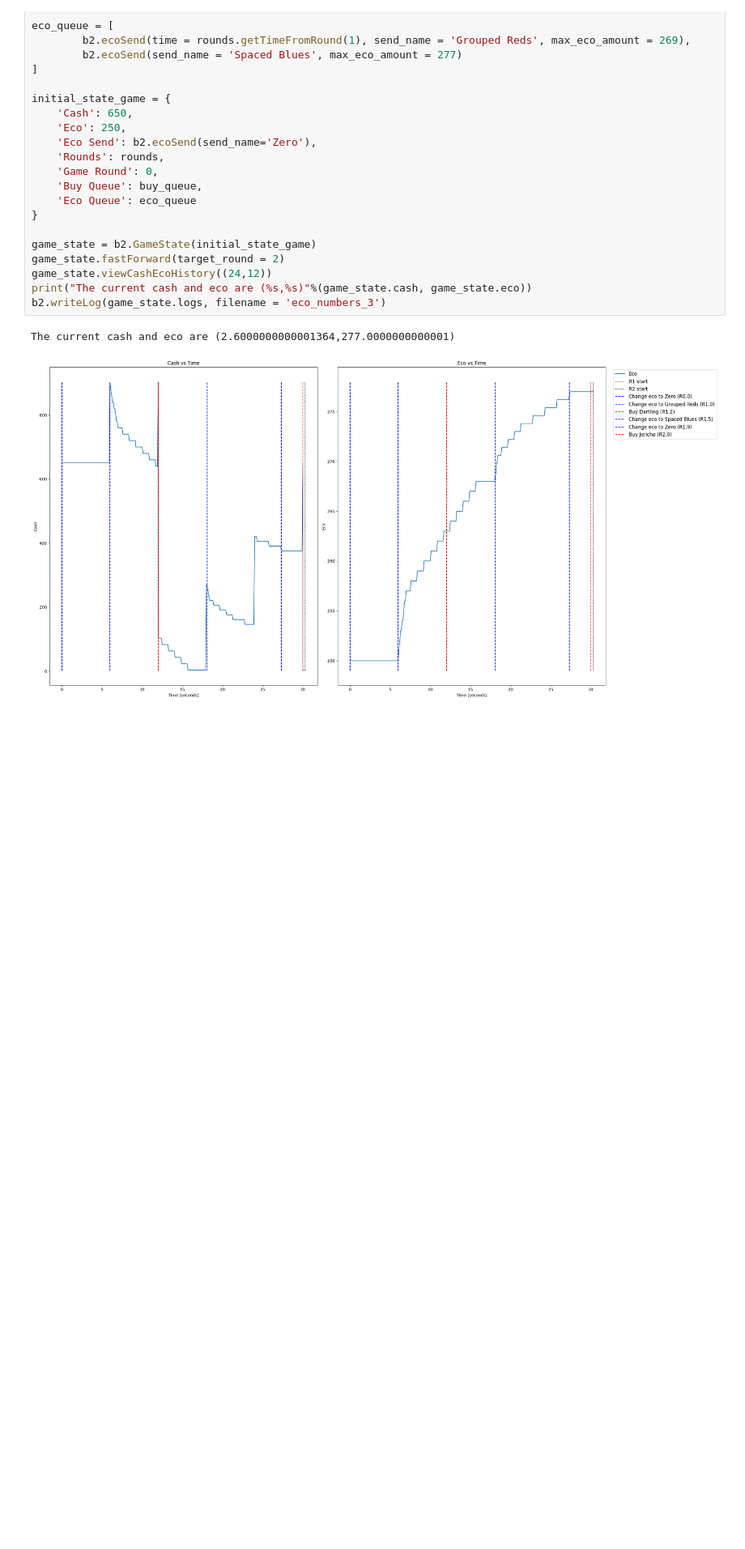
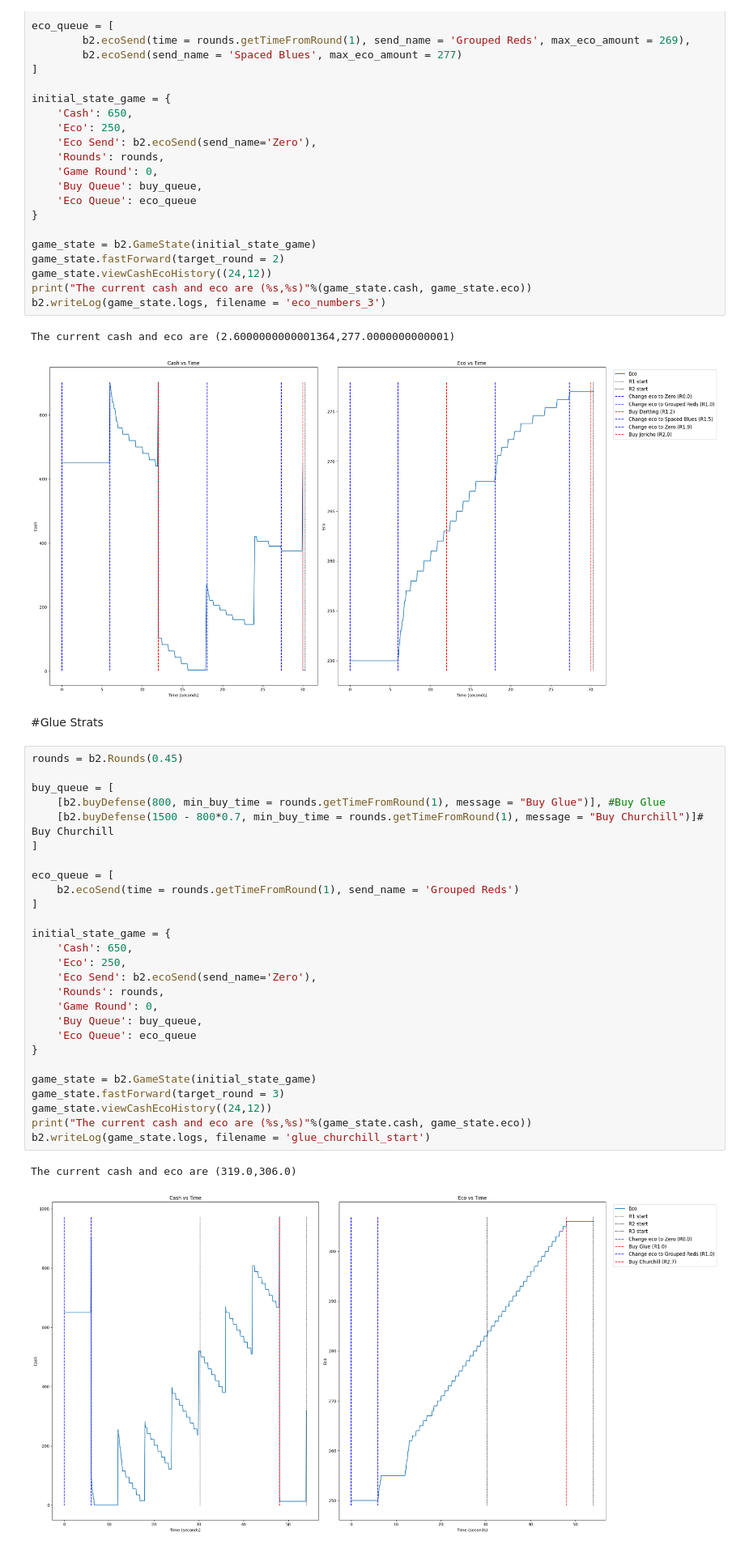
Before and after one commit to redlaserbmBTD/BTDB2_SIMULATOR, a Jupyter notebook: examples/3_eco_numbers.ipynb, the cells around one changed output. Shown at 81% size. Saved outputs shown, nothing was run; the diff lists cells and outputs as text; blank space fills up the shorter version.

```diff
--- a/examples/3_eco_numbers.ipynb
+++ b/examples/3_eco_numbers.ipynb
@@ -122,3 +122,35 @@ b2.writeLog(game_state.logs, filename = 'eco_numbers_3')
 # %% [output]
 The current cash and eco are (2.6000000000001364,277.0000000000001)
 [figure]
+# %% [markdown]
+#Glue Strats
+# %%
+rounds = b2.Rounds(0.45)
+
+buy_queue = [
+    [b2.buyDefense(800, min_buy_time = rounds.getTimeFromRound(1), message = "Buy Glue")], #Buy Glue
+    [b2.buyDefense(1500 - 800*0.7, min_buy_time = rounds.getTimeFromRound(1), message = "Buy Churchill")]# Buy Churchill
+]
+
+eco_queue = [
+    b2.ecoSend(time = rounds.getTimeFromRound(1), send_name = 'Grouped Reds')
+]
+
+initial_state_game = {
+    'Cash': 650,
+    'Eco': 250,
+    'Eco Send': b2.ecoSend(send_name='Zero'),
+    'Rounds': rounds,
+    'Game Round': 0,
+    'Buy Queue': buy_queue,
+    'Eco Queue': eco_queue
+}
+
+game_state = b2.GameState(initial_state_game)
+game_state.fastForward(target_round = 3)
+game_state.viewCashEcoHistory((24,12))
+print("The current cash and eco are (%s,%s)"%(game_state.cash, game_state.eco))
+b2.writeLog(game_state.logs, filename = 'glue_churchill_start')
+# %% [output]
+The current cash and eco are (319.0,306.0)
+[figure, added]
```
Also changed, not shown: parts of 2 cells of this notebook, 13 other files.
